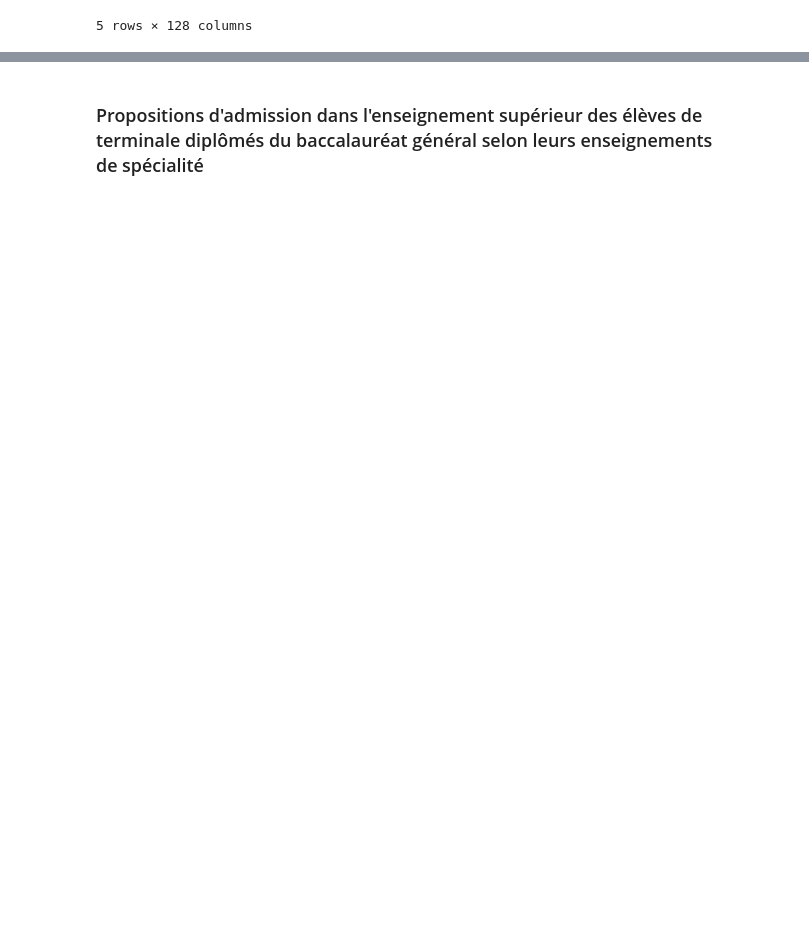
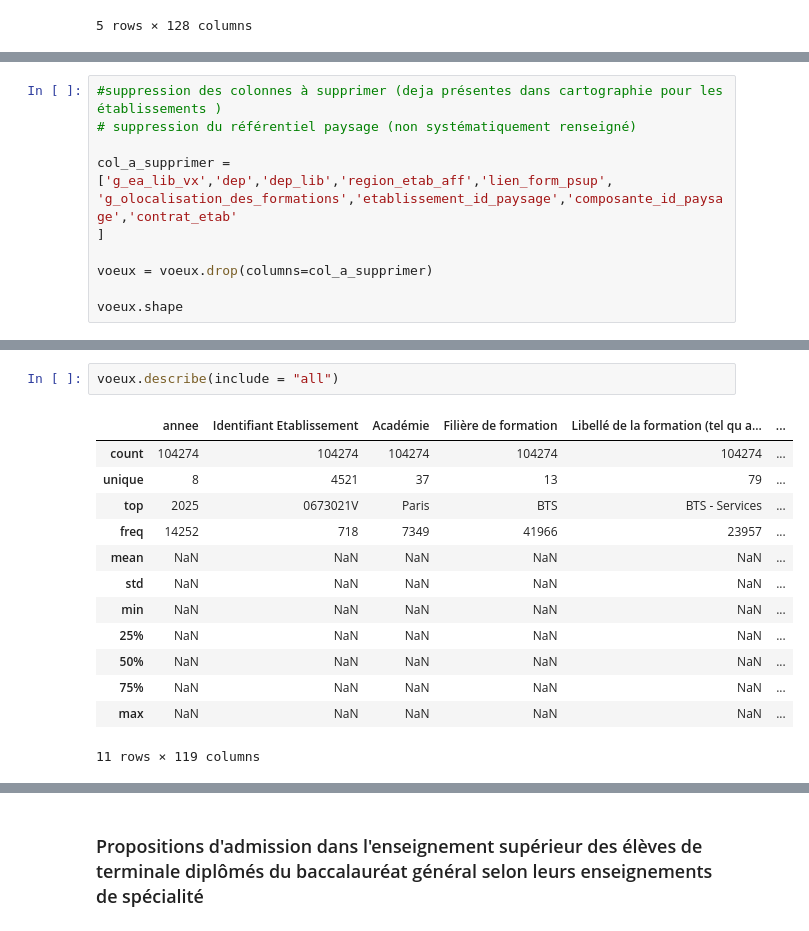
Before and after one commit to laura-lucchini/Analyse-Parcoursup, a Jupyter notebook: projet_parcoursup.ipynb, the cells around one changed output, grey strips where cells are left out. Cells and saved outputs as stored; diff of their text form; blank space fills up the shorter version.

```diff
--- a/projet_parcoursup.ipynb
+++ b/projet_parcoursup.ipynb
@@ -307,0 +320,11 @@ le DataFrame concaténé contient 104274 lignes
+# %%
+#suppression des colonnes à supprimer (deja présentes dans cartographie pour les établissements )
+# suppression du référentiel paysage (non systématiquement renseigné)
+
+col_a_supprimer = ['g_ea_lib_vx','dep','dep_lib','region_etab_aff','lien_form_psup',
+'g_olocalisation_des_formations','etablissement_id_paysage','composante_id_paysage','contrat_etab'
+]
+
+voeux = voeux.drop(columns=col_a_supprimer)
+
+voeux.shape
@@ -307,0 +465,16 @@ le DataFrame concaténé contient 104274 lignes
+# %%
+voeux.describe(include = "all")
+# %% [output]
+|  | annee | Identifiant Etablissement | Académie | Filière de formation | Libellé de la formation (tel qu a... | ... |
+| count | 104274 | 104274 | 104274 | 104274 | 104274 | ... |
+| unique | 8 | 4521 | 37 | 13 | 79 | ... |
+| top | 2025 | 0673021V | Paris | BTS | BTS - Services | ... |
+| freq | 14252 | 718 | 7349 | 41966 | 23957 | ... |
+| mean | NaN | NaN | NaN | NaN | NaN | ... |
+| std | NaN | NaN | NaN | NaN | NaN | ... |
+| min | NaN | NaN | NaN | NaN | NaN | ... |
+| 25% | NaN | NaN | NaN | NaN | NaN | ... |
+| 50% | NaN | NaN | NaN | NaN | NaN | ... |
+| 75% | NaN | NaN | NaN | NaN | NaN | ... |
+| max | NaN | NaN | NaN | NaN | NaN | ... |
+11 rows × 119 columns
```
Also changed, not shown: parts of 17 cells of this notebook, 6 other files.
